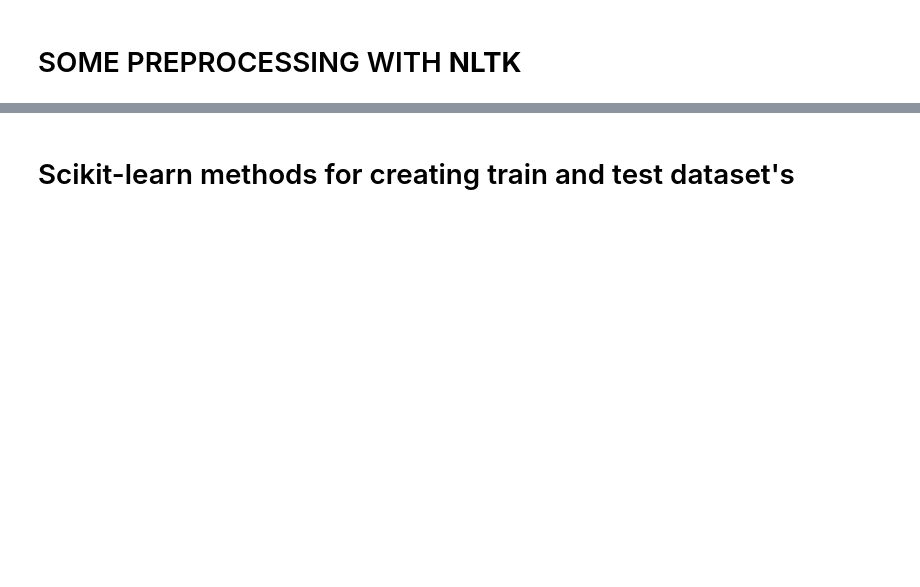
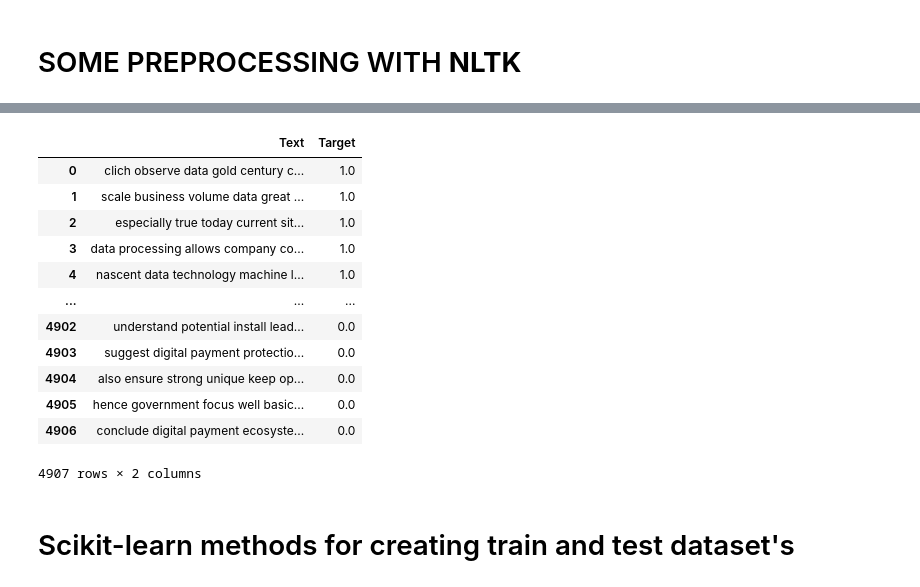
Before and after one commit to srk-practicum/2022-knu-nlp, a Jupyter notebook: TASK3.ipynb, the cells around one changed output, grey strips where cells are left out. Drawn from its saved outputs; the diff is of its cells as text; code cells hidden in the pictures; blank space fills up the shorter version.

```diff
--- a/TASK3.ipynb
+++ b/TASK3.ipynb
@@ -54,6 +68,9 @@ df
 from nltk import WordNetLemmatizer
 import re
 import string
+nltk.download('punkt')
+nltk.download('wordnet')
+nltk.download('stopwords')
 
 U = list(df['Text'])
 lemmatizer = nltk.WordNetLemmatizer()
@@ -87,3 +104,4 @@ def cleaning(data):
 df = pd.DataFrame(data = {'Text':[cleaning(i) for i in U_f], 'Target':V})
 
 df
+# %% [output]
@@ -90,3 +114,16 @@ df
+|  | Text | Target |
+| 0 | clich observe data gold century c... | 1.0 |
+| 1 | scale business volume data great ... | 1.0 |
+| 2 | especially true today current sit... | 1.0 |
+| 3 | data processing allows company co... | 1.0 |
+| 4 | nascent data technology machine l... | 1.0 |
+| ... | ... | ... |
+| 4902 | understand potential install lead... | 0.0 |
+| 4903 | suggest digital payment protectio... | 0.0 |
+| 4904 | also ensure strong unique keep op... | 0.0 |
+| 4905 | hence government focus well basic... | 0.0 |
+| 4906 | conclude digital payment ecosyste... | 0.0 |
+4907 rows × 2 columns
 # %% [markdown]
 # Scikit-learn methods for creating train and test dataset's
 # %%
```
Also changed, not shown: parts of 6 cells of this notebook.
